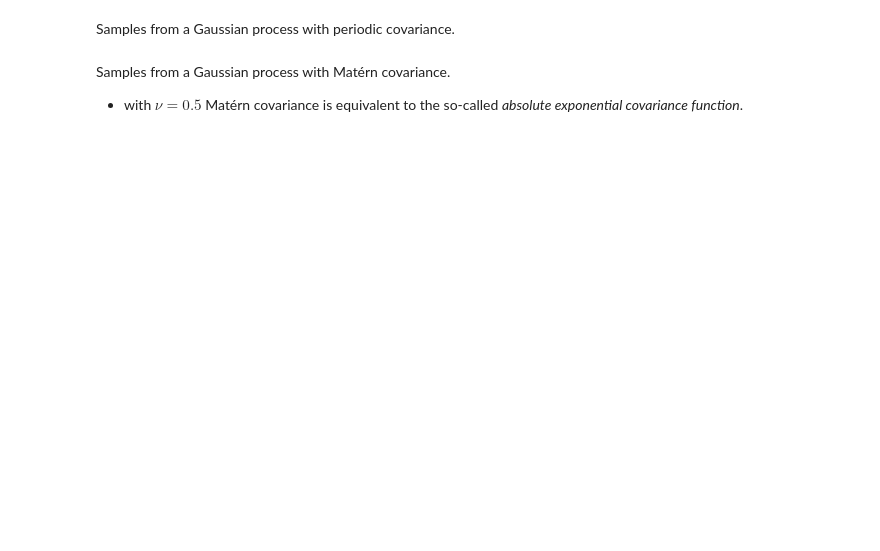
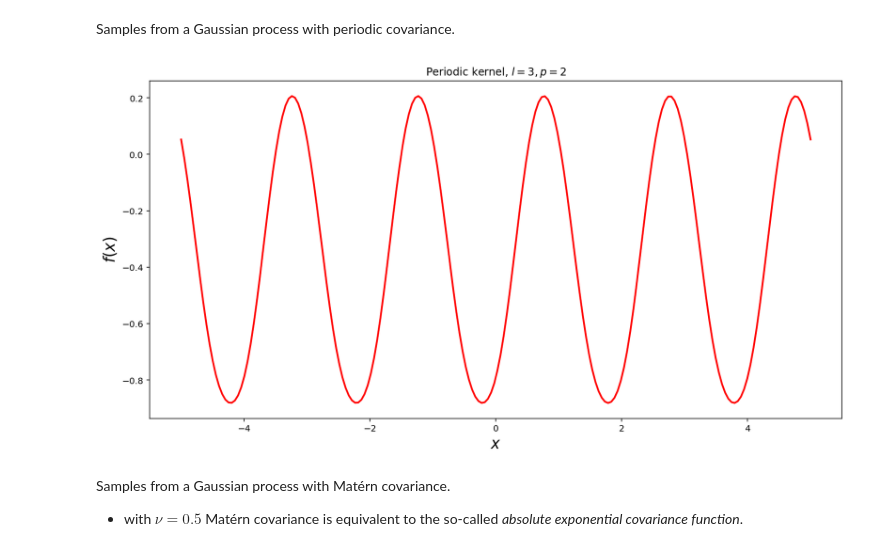
Before and after one commit to pweglik/esum, a Jupyter notebook: lab4.ipynb, the cells around one changed output. Saved outputs shown, nothing was run; the diff lists cells and outputs as text; code cells hidden in the pictures; blank space fills up the shorter version.

```diff
--- a/lab4.ipynb
+++ b/lab4.ipynb
@@ -149,7 +148,7 @@ def gaussian_kernel(X, Y, l=1.0):
       \right)$$
 # %%
 def periodic_kernel(X, Y, l=1.0, p=1.0):
-    raise Exception('Implement periodic_kernel function')
+    return np.exp(-2/l**2 * np.sin(np.pi *  np.sqrt(sqdist(X, Y)) / p) ** 2)
 # %% [markdown]
 - Matérn kernel:
 
@@ -235,10 +238,12 @@ plot_gp_samples(plt.gca(), X, f, r'Gaussan kernel, $l=3$')
 # %% [markdown]
 Samples from a Gaussian process with periodic covariance.
 # %%
-f = sample_gp(X, kernel=periodic_kernel, samples=1, l=1, p=2)
+f = sample_gp(X, kernel=periodic_kernel, samples=1, l=3, p=2)
 
 fig = plt.figure(figsize=(14, 7))
 plot_gp_samples(plt.gca(), X, f, r'Periodic kernel, $l=3, p=2$')
+# %% [output]
+[figure, added]
 # %% [markdown]
 Samples from a Gaussian process with Matérn covariance.
 
```
Also changed, not shown: parts of 18 cells of this notebook, 1 other file.
